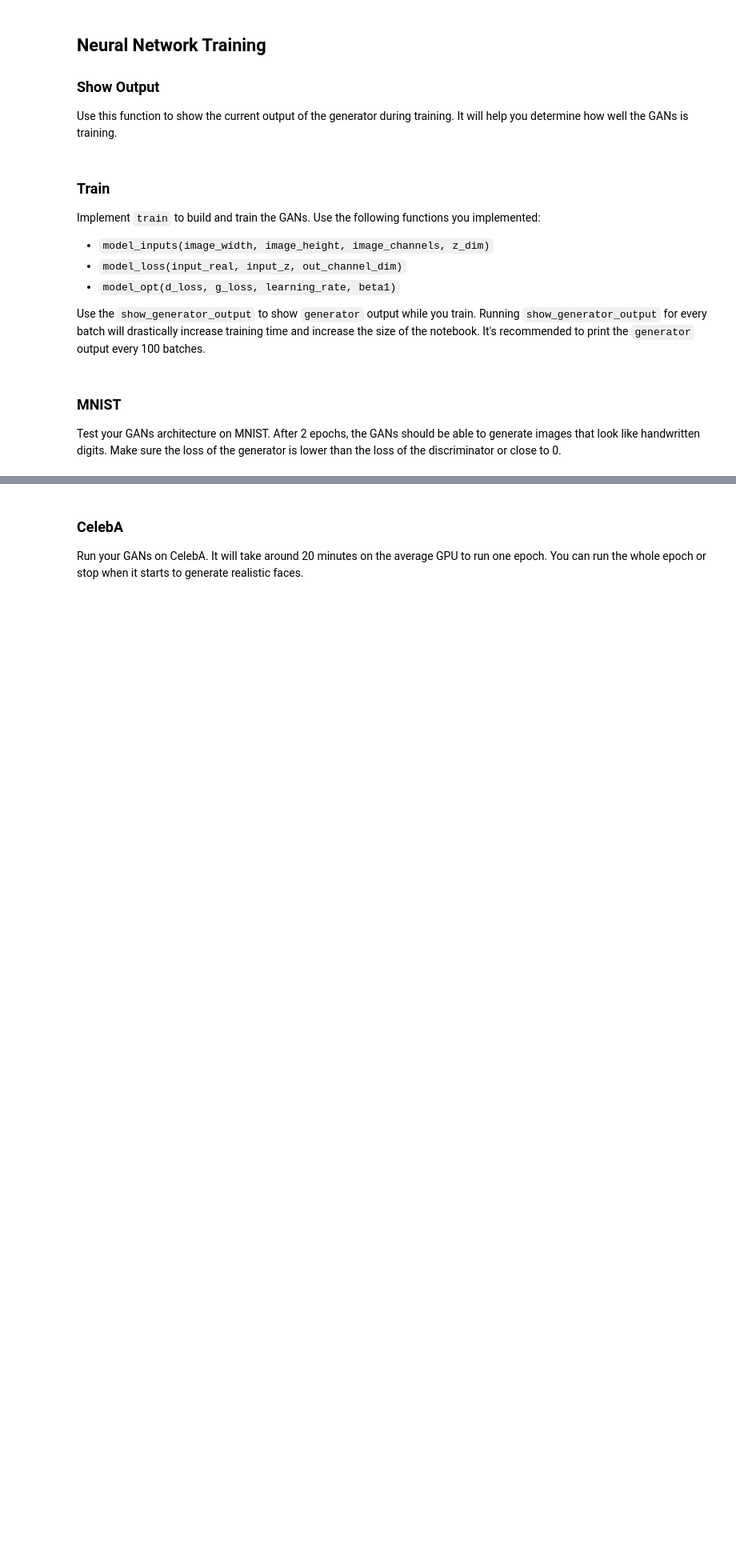
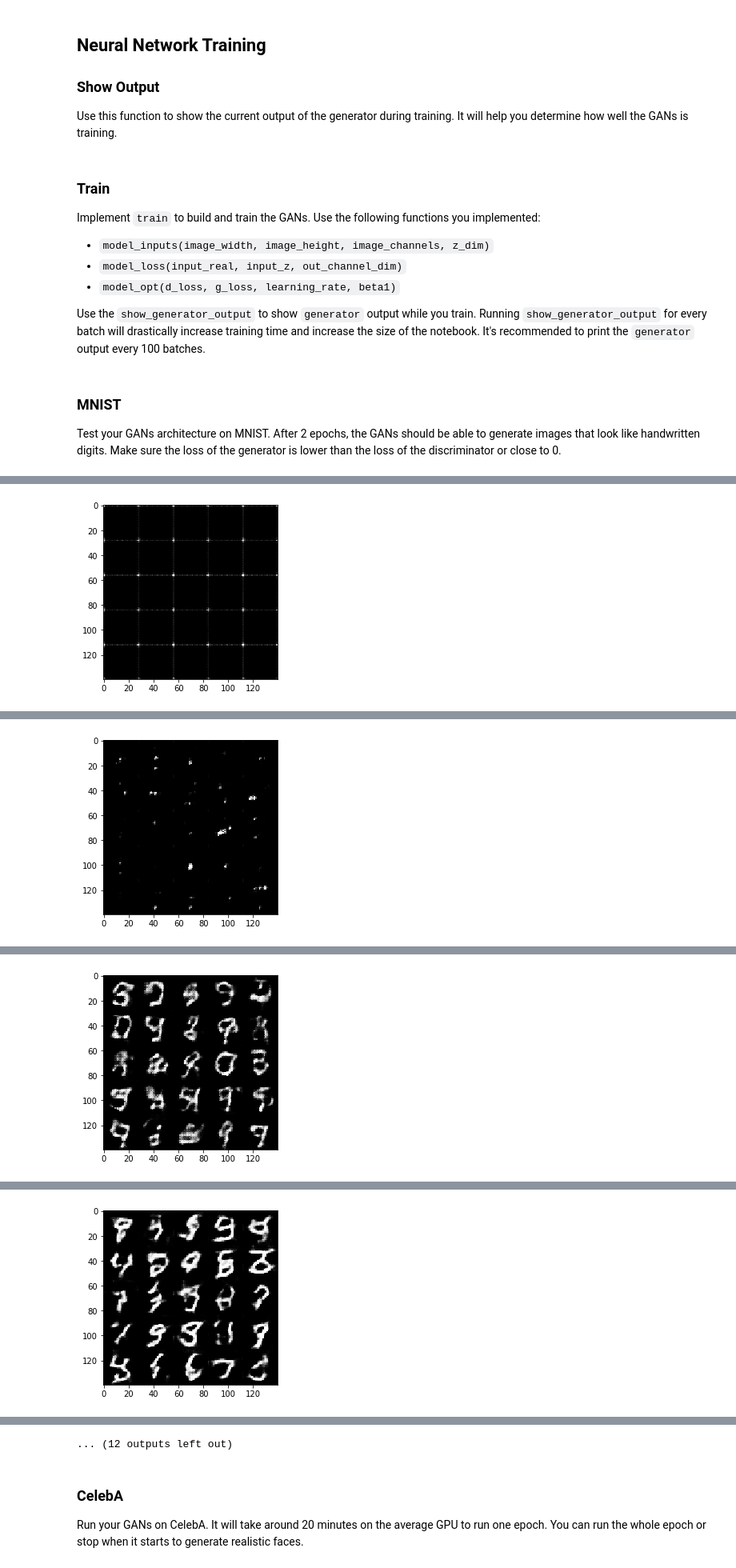
Before and after one commit to mavharsha/dl-solutions, a Jupyter notebook: face_generation/dlnd_face_generation.ipynb, the cells around one changed output, grey strips where cells are left out. Shown at 80% size. Saved outputs shown, nothing was run; the diff lists cells and outputs as text; code cells hidden in the pictures; blank space fills up the shorter version.

```diff
--- a/face_generation/dlnd_face_generation.ipynb
+++ b/face_generation/dlnd_face_generation.ipynb
@@ -366,10 +367,14 @@ def train(epoch_count, batch_size, z_dim, learning_rate, beta1, get_batches, dat
 ### MNIST
 Test your GANs architecture on MNIST.  After 2 epochs, the GANs should be able to generate images that look like handwritten digits.  Make sure the loss of the generator is lower than the loss of the discriminator or close to 0.
 # %%
-batch_size = 100
+# batch_size  = 100
+# z_dim = 100
+# learning_rate = 0.001
+# beta1 = 0.5
+batch_size  = 100
 z_dim = 100
-learning_rate = 0.0001
-beta1 = 0.2
+learning_rate = 0.0005
+beta1 = 0.5
 
 
 """
@@ -378,7 +383,6 @@ DON'T MODIFY ANYTHING IN THIS CELL THAT IS BELOW THIS LINE
 epochs = 2
 
 mnist_dataset = helper.Dataset('mnist', glob(os.path.join(data_dir, 'mnist/*.jpg')))
-print(mnist_dataset.get_batches(10))
 
 with tf.Graph().as_default():
     train(epochs, batch_size, z_dim, learning_rate, beta1, mnist_dataset.get_batches,
@@ -392,0 +401 @@ Epoch 1/2; Discriminator Loss: 1.1197; Generator Loss: 1.2180
+[figure, added]
@@ -393,0 +412 @@ KeyboardInterrupt:
+[figure, added]
@@ -393,0 +423 @@ KeyboardInterrupt:
+[figure, added]
@@ -393,0 +434 @@ KeyboardInterrupt:
+[figure, added]
@@ -394,3 +457,4 @@ KeyboardInterrupt:
+... (12 outputs left out)
 # %% [markdown]
 ### CelebA
 Run your GANs on CelebA.  It will take around 20 minutes on the average GPU to run one epoch.  You can run the whole epoch or stop when it starts to generate realistic faces.
```
Also changed, not shown: parts of 5 cells of this notebook.
